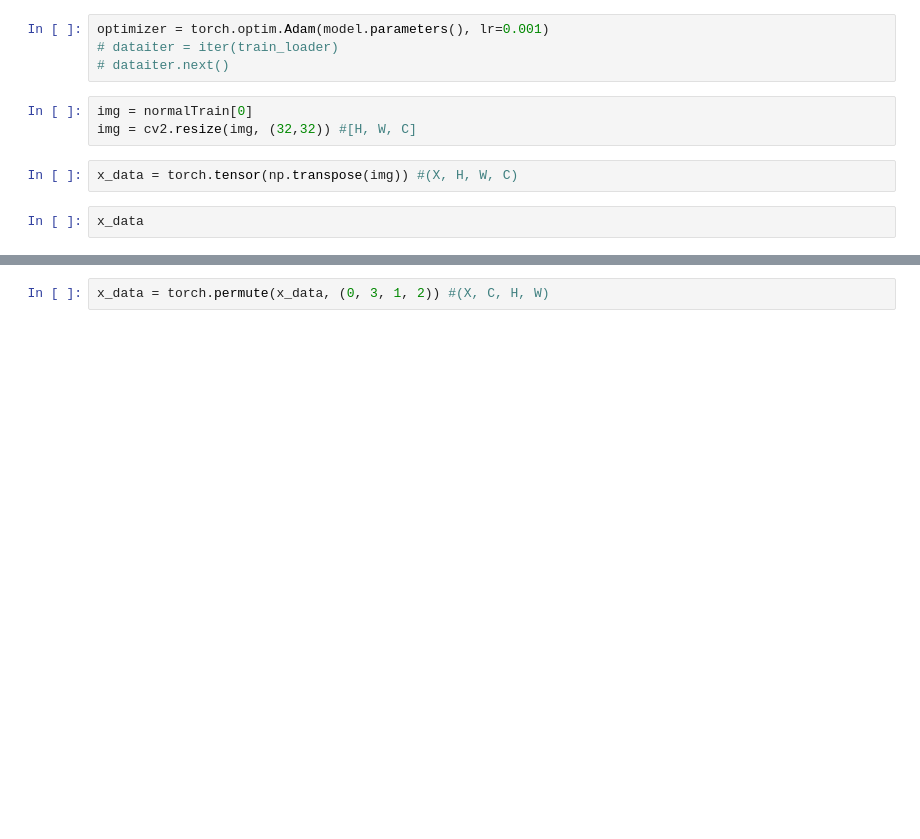
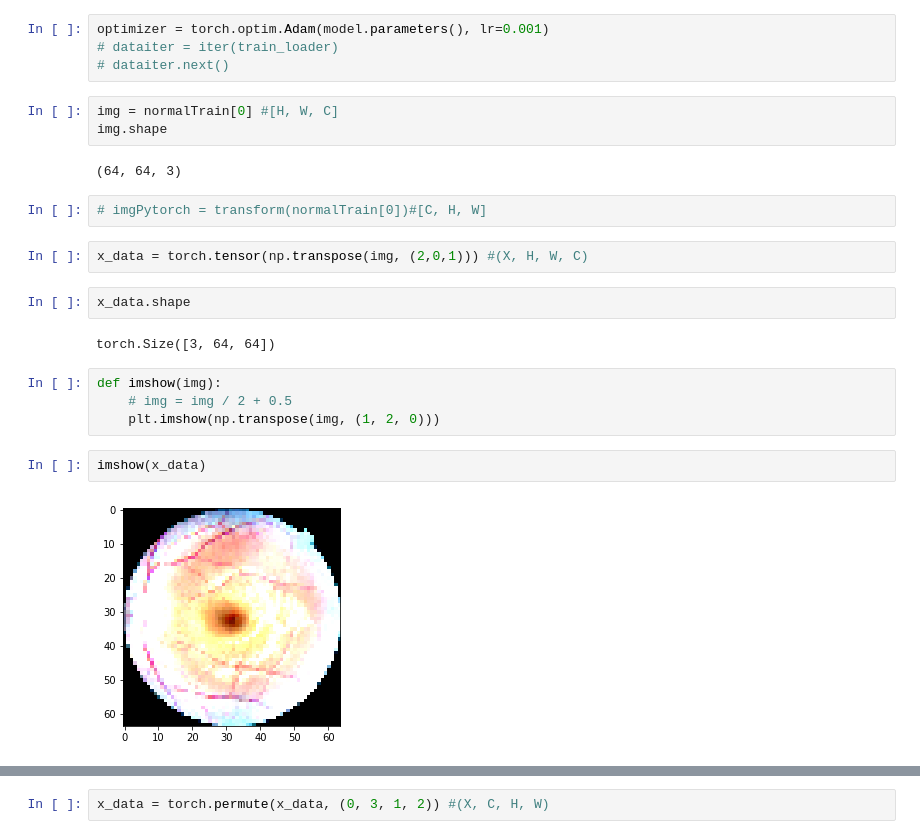
Before and after one commit to dirudiez/TFM_DiegoRudiez, a Jupyter notebook: AutoencoderPytorch_Kaggle_64.ipynb, the cells around one changed output, grey strips where cells are left out. Cells and saved outputs as stored; diff of their text form; blank space fills up the shorter version.

```diff
--- a/AutoencoderPytorch_Kaggle_64.ipynb
+++ b/AutoencoderPytorch_Kaggle_64.ipynb
@@ -401,12 +300,26 @@ optimizer = torch.optim.Adam(model.parameters(), lr=0.001)
 # dataiter = iter(train_loader)
 # dataiter.next()
 # %%
-img = normalTrain[0]
-img = cv2.resize(img, (32,32)) #[H, W, C]
+img = normalTrain[0] #[H, W, C]
+img.shape
+# %% [output]
+(64, 64, 3)
+# %%
+# imgPytorch = transform(normalTrain[0])#[C, H, W]
 # %%
-x_data = torch.tensor(np.transpose(img)) #(X, H, W, C)
+x_data = torch.tensor(np.transpose(img, (2,0,1))) #(X, H, W, C)
 # %%
-x_data
+x_data.shape
+# %% [output]
+torch.Size([3, 64, 64])
+# %%
+def imshow(img):
+    # img = img / 2 + 0.5
+    plt.imshow(np.transpose(img, (1, 2, 0)))
+# %%
+imshow(x_data)
+# %% [output]
+[figure, added]
 # %%
 x_data = torch.FloatTensor(normalKaggle) #(X, H, W, C)
 x_data.shape
```
Also changed, not shown: parts of 62 cells of this notebook.
